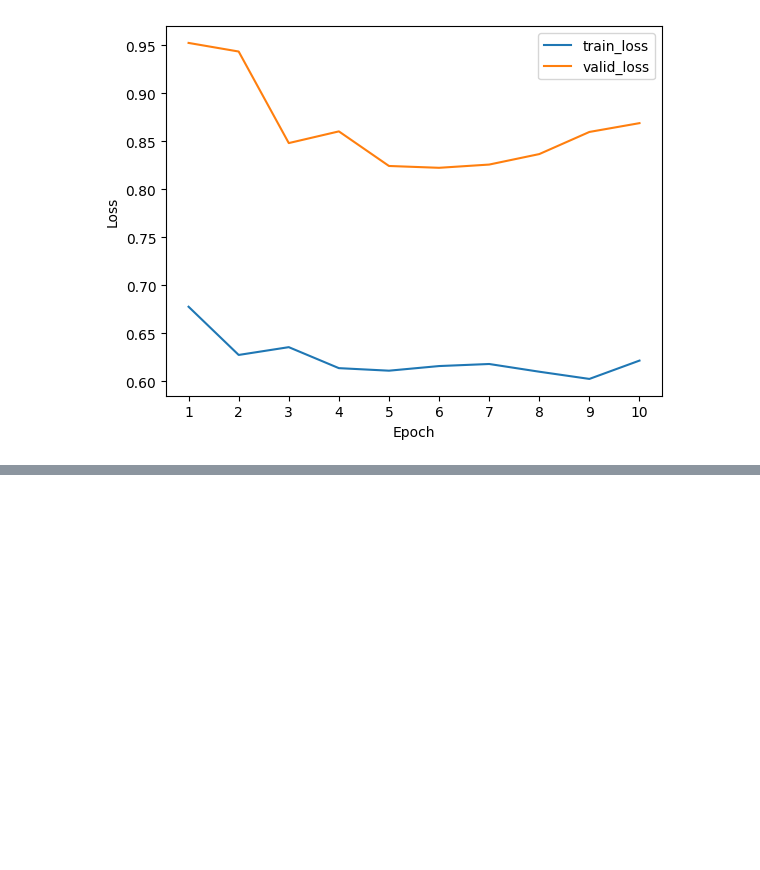
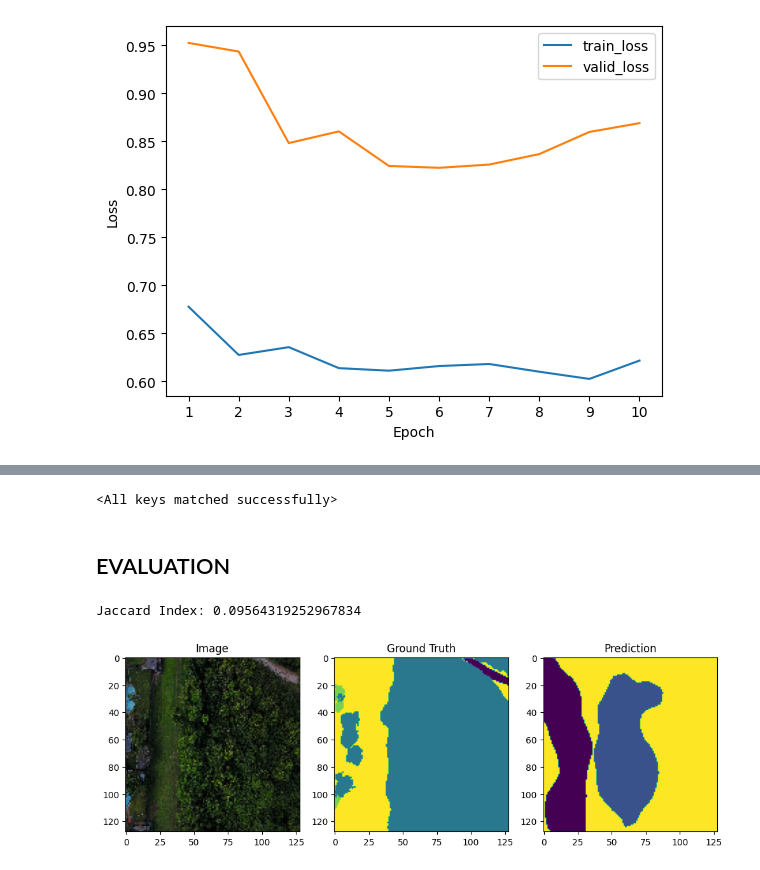
Before and after one commit to d-lazenby/semantic-segmentation-floodnet, a Jupyter notebook: FloodNet.ipynb, the cells around one changed output, grey strips where cells are left out. Cells and saved outputs as stored; diff of their text form; code cells hidden in the pictures; blank space fills up the shorter version.

```diff
--- a/FloodNet.ipynb
+++ b/FloodNet.ipynb
@@ -117,5 +27,0 @@ class SegmentationDataset(Dataset):
-# %%
-train_ds = SegmentationDataset(train_df, train_transforms)
-valid_ds = SegmentationDataset(valid_df, valid_transforms)
-
-print(f"Number of training samples: {len(train_df)}; number of validation samples: {len(valid_df)}")
@@ -315,7 +241,7 @@ probs = m(logits_mask)
 pred_mask = torch.argmax(probs, dim=1).squeeze(1)
 pred_mask = (pred_mask.squeeze().cpu().numpy().round())
 # %%
-def plot_preds(ds, idx, model):
+def plot_preds(ds, idx, model, device: torch.device = DEVICE):
 
   image, mask = ds[idx]
 
@@ -361,3 +287,5 @@ plt.legend()
 plt.show();
 # %% [output]
 [figure]
+# %%
+model = SegmentationModel()
@@ -363,0 +294,29 @@ plt.show();
+# %%
+MODEL_PATH = "./models/best_model.pt"
+
+model.load_state_dict(torch.load(f=MODEL_PATH, map_location=torch.device('cpu')))
+# %% [output]
+<All keys matched successfully>
+# %% [markdown]
+## EVALUATION
+# %%
+idx = np.random.choice(len(valid_ds))
+
+image, mask = valid_ds[idx]
+
+with torch.inference_mode():
+  y_pred = model(image.unsqueeze(dim=0))
+
+y_pred_probs = torch.softmax(y_pred, dim=1)
+pred_mask = torch.argmax(y_pred_probs, dim=1).squeeze(dim=1)
+
+import torchmetrics
+from torchmetrics.classification import MulticlassJaccardIndex
+
+metric = MulticlassJaccardIndex(num_classes=10, ignore_index=0)
+print(f"Jaccard Index: {metric(pred_mask, mask)}")
+
+plot_preds(valid_ds, idx, model)
+# %% [output]
+Jaccard Index: 0.09564319252967834
+[figure, added]
```
Also changed, not shown: parts of 29 cells of this notebook, 3 other files.
